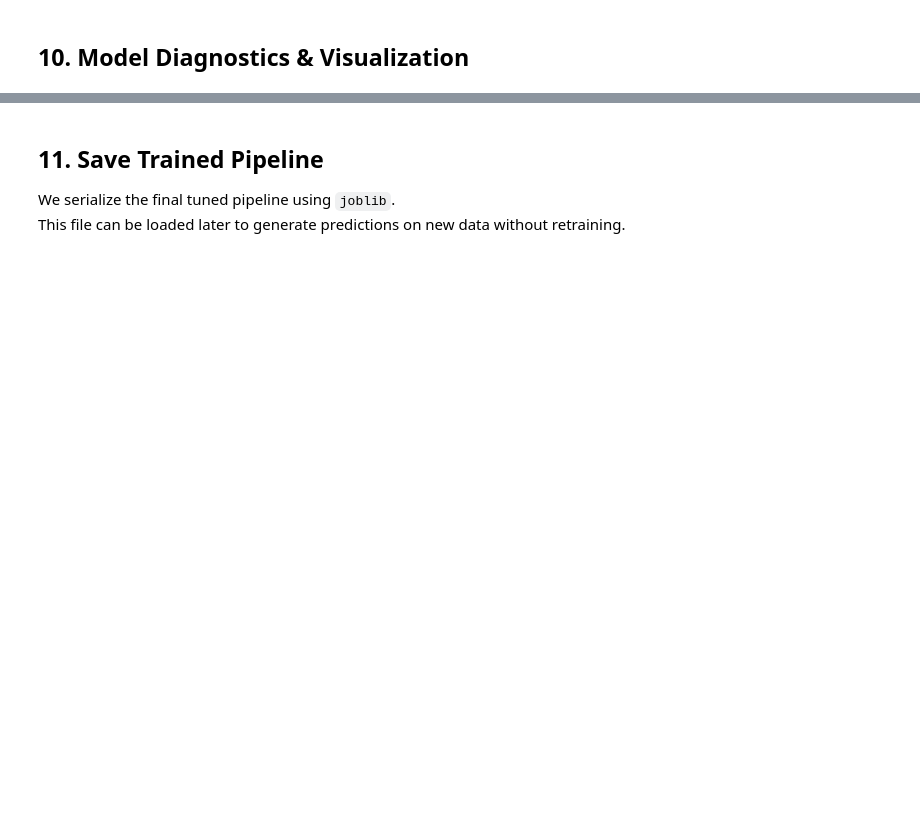
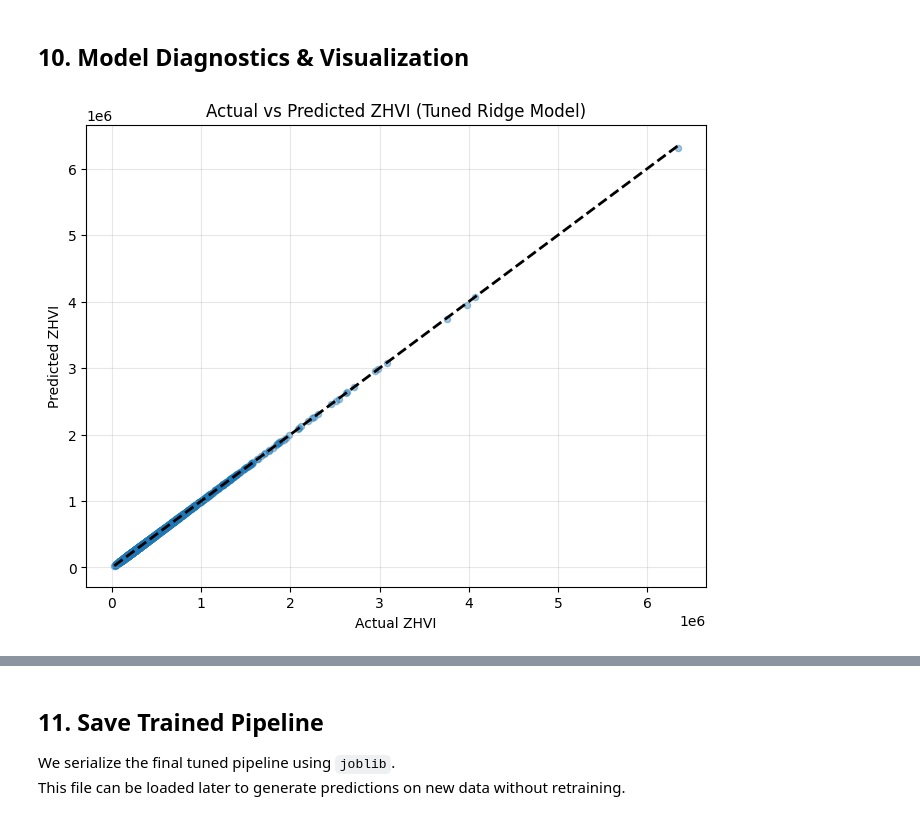
Before and after one commit to alinakhodotovych2022/Project2-housing-price-ml, a Jupyter notebook: Project2_housing_price_ml.ipynb, the cells around one changed output, grey strips where cells are left out. Saved outputs shown, nothing was run; the diff lists cells and outputs as text; code cells hidden in the pictures; blank space fills up the shorter version.

```diff
--- a/Project2_housing_price_ml.ipynb
+++ b/Project2_housing_price_ml.ipynb
@@ -313,5 +425,11 @@ print("Baseline R^2:", baseline_r2)
 # %%
-# STEP 13: Build preprocessing transformer for numeric + categorical features
+# STEP 13: Build preprocessing transformer
+
+from sklearn.preprocessing import StandardScaler, OneHotEncoder
+from sklearn.compose import ColumnTransformer
+
+numeric_features = numeric_features  # already defined above
+categorical_features = categorical_features
 
 numeric_transformer = StandardScaler()
 categorical_transformer = OneHotEncoder(handle_unknown="ignore")
@@ -436,13 +601,18 @@ print("Final tuned Ridge R^2:", final_r2)
 # %%
 # STEP 18: Actual vs Predicted scatter plot
 
-plt.figure()
-plt.scatter(y_test, final_preds, alpha=0.4)
+plt.figure(figsize=(8, 6))
+plt.scatter(y_test, final_preds, alpha=0.4, s=20)
+plt.plot([y_test.min(), y_test.max()], [y_test.min(), y_test.max()],
+         "k--", linewidth=2)  # diagonal
+
 plt.title("Actual vs Predicted ZHVI (Tuned Ridge Model)")
 plt.xlabel("Actual ZHVI")
 plt.ylabel("Predicted ZHVI")
-plt.plot([y_test.min(), y_test.max()], [y_test.min(), y_test.max()], "k--")  # diagonal line
+plt.grid(alpha=0.3)
 plt.show()
+# %% [output]
+[figure, added]
 # %%
 # STEP 19: Residuals histogram
 
```
Also changed, not shown: parts of 27 cells of this notebook.
